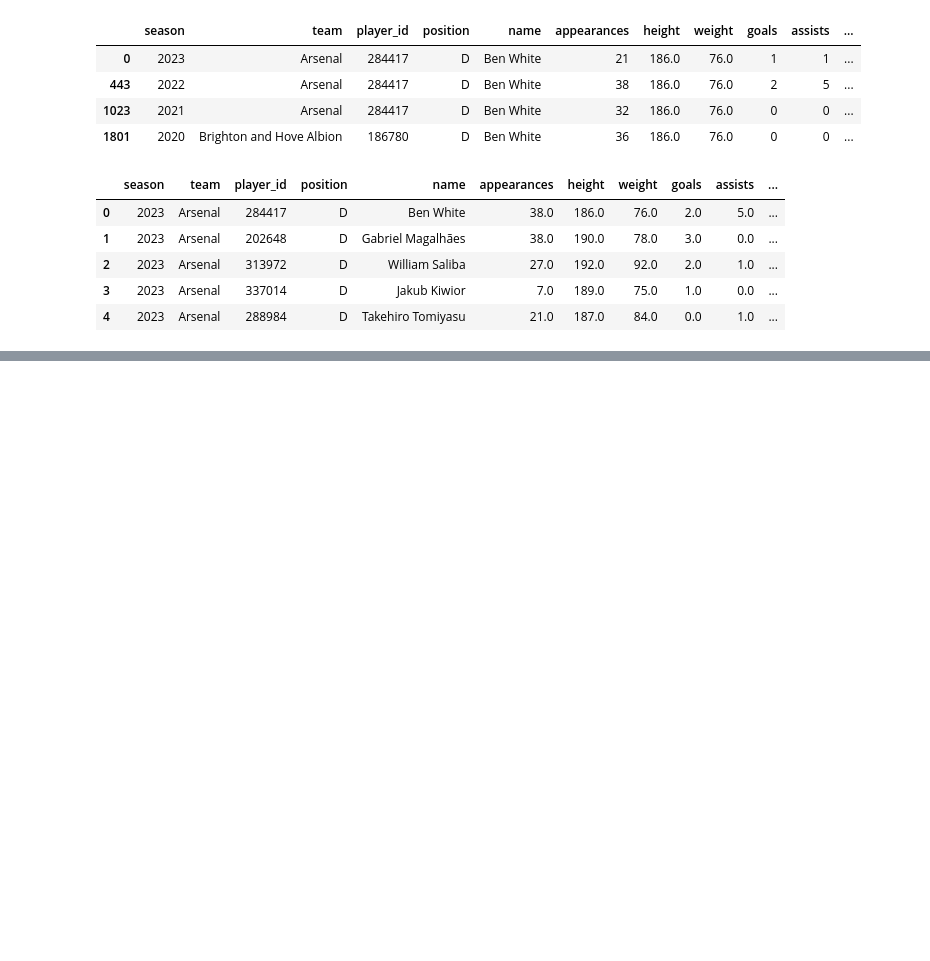
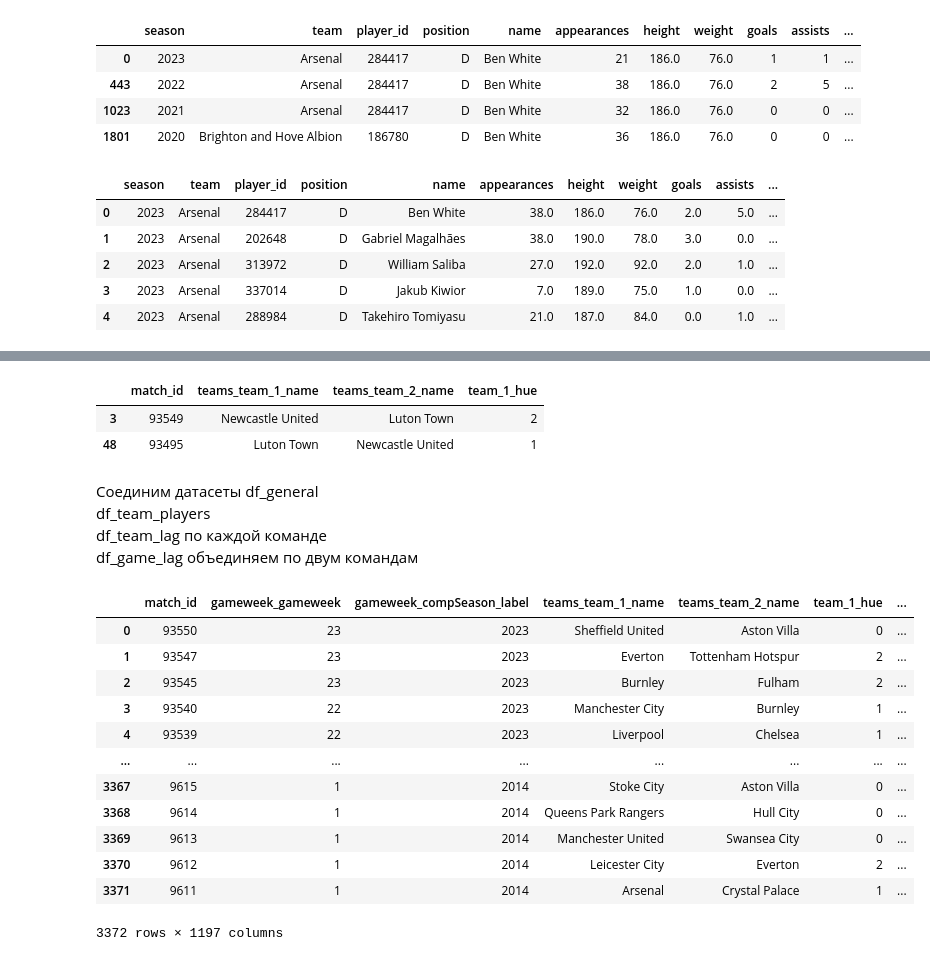
Before and after one commit to hse-mlds-2023-epl-prediction/annual-project, a Jupyter notebook: ML/official/prepare_data/prepare_main.ipynb, the cells around one changed output, grey strips where cells are left out. Drawn from its saved outputs; the diff is of its cells as text; code cells hidden in the pictures; blank space fills up the shorter version.

```diff
--- a/ML/official/prepare_data/prepare_main.ipynb
+++ b/ML/official/prepare_data/prepare_main.ipynb
@@ -544,0 +493,17 @@ team_df[(team_df['team']=='Burnley') & (team_df['season']==2020)]
+# %%
+n_lag = 3
+df_game_lag = pd.DataFrame(columns=df_game_team.columns.tolist() + ['game_lag_' + str(i) for i in range(1, n_lag+1)])
+for team_1 in df_game_team['teams_team_1_name'].unique():
+    for team_2 in df_game_team['teams_team_2_name'].unique():
+        df_temp = df_game_team[(df_game_team['teams_team_1_name']==team_1) & (df_game_team['teams_team_2_name']==team_2)]
+        #Добавляем лаги
+        if df_temp.shape[0] > 0:
+            for i in range(1, n_lag+1):
+                lag = df_temp['team_1_hue'].shift(i)
+
+                df_temp['game_lag_' + str(i)] = lag
+
+        df_game_lag = pd.concat([df_game_lag, df_temp], axis=0)
+
+df_game_lag.sort_values(by='match_id', inplace=True)
+df_game_lag.drop('team_1_hue', axis=1, inplace=True)
@@ -544,0 +526,41 @@ team_df[(team_df['team']=='Burnley') & (team_df['season']==2020)]
+# %%
+#Проверка
+t[(t['teams_team_1_name']=='Luton Town') & (t['teams_team_2_name']=='Newcastle United') | (t['teams_team_1_name']=='Newcastle United') & (t['teams_team_2_name']=='Luton Town')]
+# %% [output]
+|  | match_id | teams_team_1_name | teams_team_2_name | team_1_hue |
+| 3 | 93549 | Newcastle United | Luton Town | 2 |
+| 48 | 93495 | Luton Town | Newcastle United | 1 |
+# %% [markdown]
+Соединим датасеты
+df_general
+df_team_players
+df_team_lag по каждой команде
+df_game_lag объединяем по двум командам
+# %%
+df_general = pd.merge(df_general, df_team_players, left_on=['teams_team_1_name', 'gameweek_compSeason_label'], right_on=['team', 'season'], how='left')
+df_general = pd.merge(df_general, df_team_players, left_on=['teams_team_2_name', 'gameweek_compSeason_label'], right_on=['team', 'season'], how='left', suffixes=('_team_1', '_team_2'))
+
+df_general.drop(['season_team_1', 'season_team_2', 'team_team_1', 'team_team_2'], axis=1, inplace=True)
+# %%
+df_general = pd.merge(df_general, df_team_lag, how='left', left_on=['match_id', 'teams_team_1_name'], right_on=['match_id', 'team'])
+df_general = pd.merge(df_general, df_team_lag, how='left', left_on=['match_id', 'teams_team_2_name'], right_on=['match_id', 'team'], suffixes=('_team_1', '_team_2'))
+
+df_general.drop(['team_team_1', 'team_team_2'], axis=1, inplace=True)
+# %%
+df_general = pd.merge(df_general, df_game_lag, how='left', on=['match_id', 'teams_team_1_name', 'teams_team_2_name'])
+# %%
+df_general
+# %% [output]
+|  | match_id | gameweek_gameweek | gameweek_compSeason_label | teams_team_1_name | teams_team_2_name | team_1_hue | ... |
+| 0 | 93550 | 23 | 2023 | Sheffield United | Aston Villa | 0 | ... |
+| 1 | 93547 | 23 | 2023 | Everton | Tottenham Hotspur | 2 | ... |
+| 2 | 93545 | 23 | 2023 | Burnley | Fulham | 2 | ... |
+| 3 | 93540 | 22 | 2023 | Manchester City | Burnley | 1 | ... |
+| 4 | 93539 | 22 | 2023 | Liverpool | Chelsea | 1 | ... |
+| ... | ... | ... | ... | ... | ... | ... | ... |
+| 3367 | 9615 | 1 | 2014 | Stoke City | Aston Villa | 0 | ... |
+| 3368 | 9614 | 1 | 2014 | Queens Park Rangers | Hull City | 0 | ... |
+| 3369 | 9613 | 1 | 2014 | Manchester United | Swansea City | 0 | ... |
+| 3370 | 9612 | 1 | 2014 | Leicester City | Everton | 2 | ... |
+| 3371 | 9611 | 1 | 2014 | Arsenal | Crystal Palace | 1 | ... |
+3372 rows × 1197 columns
```
Also changed, not shown: parts of 44 cells of this notebook, 31 other files.
